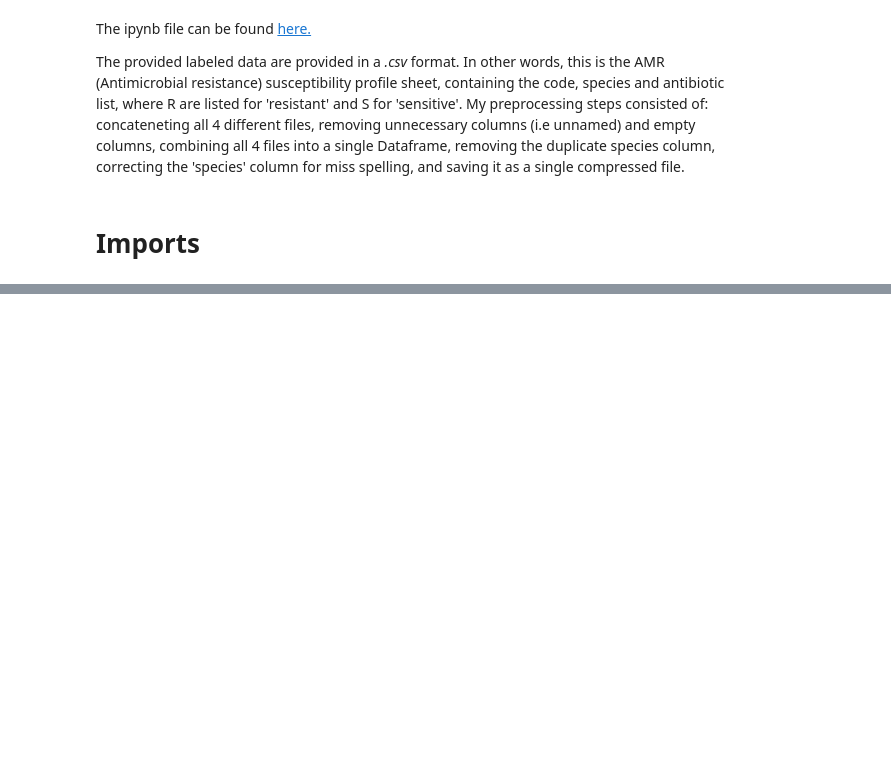
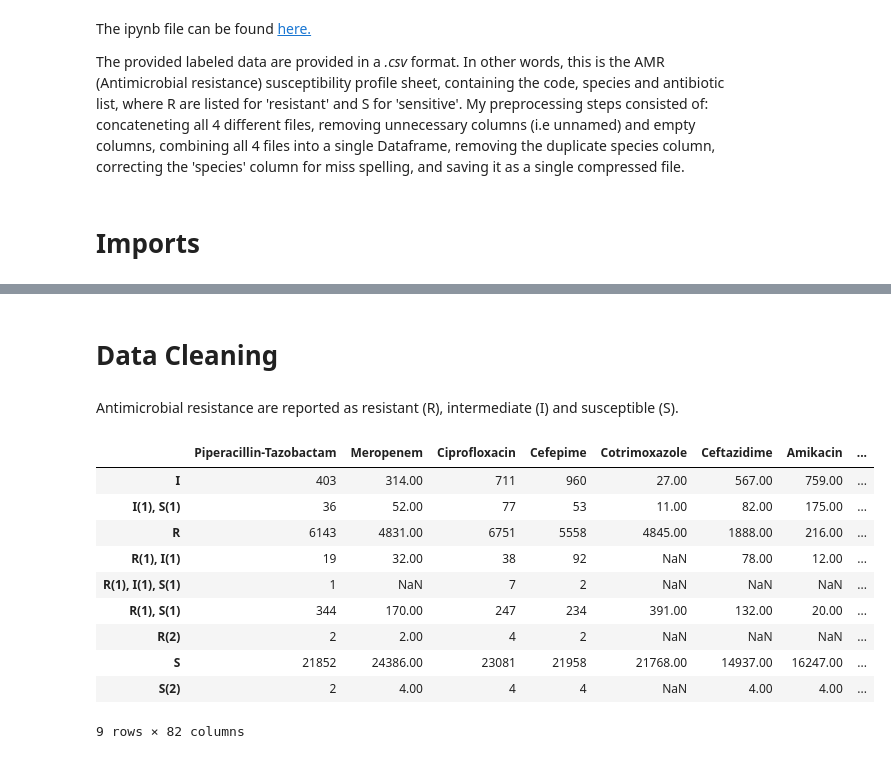
Before and after one commit to AkindeKadjo/MALDI-TOF_Mass_Spectra_Resistance_to_Antibiotics, a Jupyter notebook: MS_resistance_prediction.ipynb, the cells around one changed output, grey strips where cells are left out. Drawn from its saved outputs; the diff is of its cells as text; code cells hidden in the pictures; blank space fills up the shorter version.

```diff
--- a/MS_resistance_prediction.ipynb
+++ b/MS_resistance_prediction.ipynb
@@ -39,0 +97,20 @@ The provided labeled data are provided in a *.csv* format. In other words, this
+# %% [markdown]
+# Data Cleaning
+# %% [markdown]
+Antimicrobial resistance are reported as resistant (R), intermediate (I) and susceptible (S).
+# %%
+#overview of entered values
+x = label_df.drop(columns =['code', 'species'])
+x.apply(pd.Series.value_counts)
+# %% [output]
+|  | Piperacillin-Tazobactam | Meropenem | Ciprofloxacin | Cefepime | Cotrimoxazole | Ceftazidime | Amikacin | ... |
+| I | 403 | 314.00 | 711 | 960 | 27.00 | 567.00 | 759.00 | ... |
+| I(1), S(1) | 36 | 52.00 | 77 | 53 | 11.00 | 82.00 | 175.00 | ... |
+| R | 6143 | 4831.00 | 6751 | 5558 | 4845.00 | 1888.00 | 216.00 | ... |
+| R(1), I(1) | 19 | 32.00 | 38 | 92 | NaN | 78.00 | 12.00 | ... |
+| R(1), I(1), S(1) | 1 | NaN | 7 | 2 | NaN | NaN | NaN | ... |
+| R(1), S(1) | 344 | 170.00 | 247 | 234 | 391.00 | 132.00 | 20.00 | ... |
+| R(2) | 2 | 2.00 | 4 | 2 | NaN | NaN | NaN | ... |
+| S | 21852 | 24386.00 | 23081 | 21958 | 21768.00 | 14937.00 | 16247.00 | ... |
+| S(2) | 2 | 4.00 | 4 | 4 | NaN | 4.00 | 4.00 | ... |
+9 rows × 82 columns
```
Also changed, not shown: parts of 22 cells of this notebook, 2 other files.
